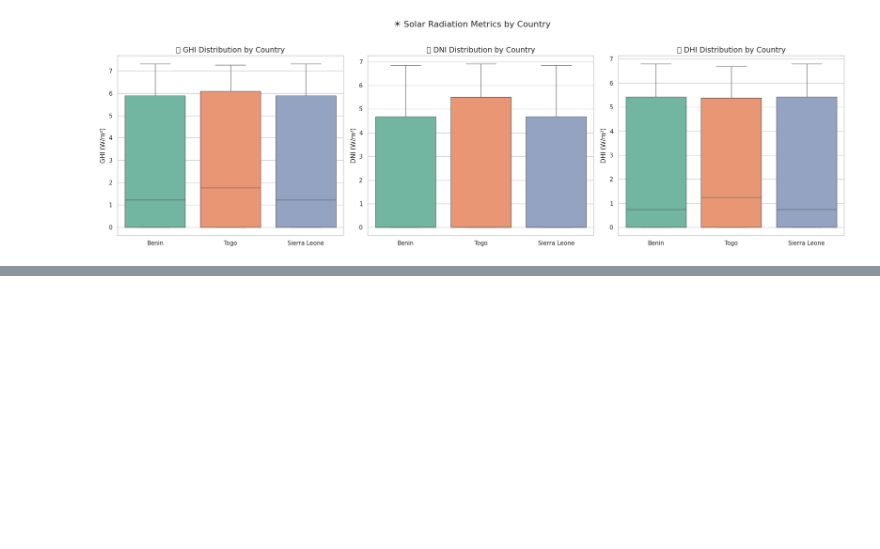
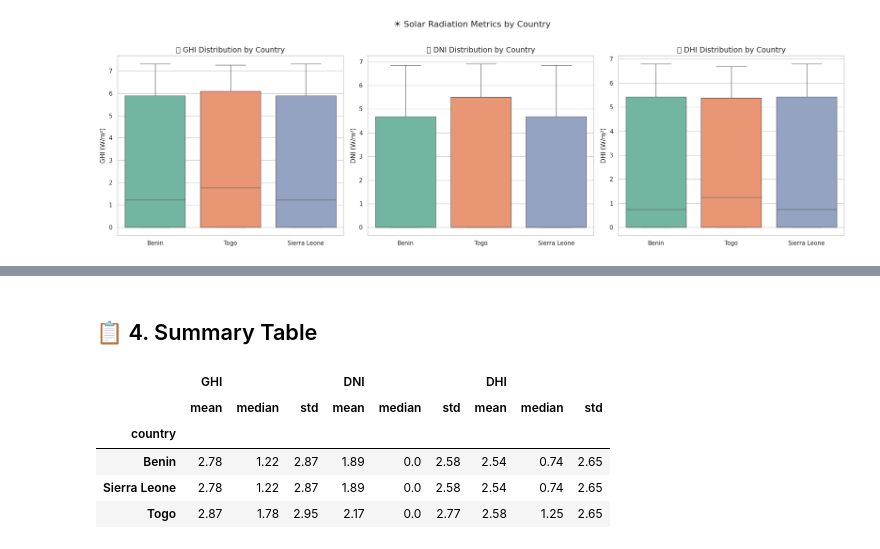
Before and after one commit to Teshager21/solar-challenge-week1, a Jupyter notebook: notebooks/compare_countries.ipynb, the cells around one changed output, grey strips where cells are left out. Drawn from its saved outputs; the diff is of its cells as text; code cells hidden in the pictures; blank space fills up the shorter version.

```diff
--- a/notebooks/compare_countries.ipynb
+++ b/notebooks/compare_countries.ipynb
@@ -100,0 +135,13 @@ plot_boxplots_comparison(df)
+# %% [markdown]
+## 📋 4. Summary Table
+# %%
+#Use groupby for mean, median, std:
+summary = df.groupby('country')[['GHI', 'DNI', 'DHI']].agg(['mean', 'median', 'std']).round(2)
+summary
+# %% [output]
+|  | GHI |  |  | DNI |  |  | DHI |  |  |
+|  | mean | median | std | mean | median | std | mean | median | std |
+| country |  |  |  |  |  |  |  |  |  |
+| Benin | 2.78 | 1.22 | 2.87 | 1.89 | 0.0 | 2.58 | 2.54 | 0.74 | 2.65 |
+| Sierra Leone | 2.78 | 1.22 | 2.87 | 1.89 | 0.0 | 2.58 | 2.54 | 0.74 | 2.65 |
+| Togo | 2.87 | 1.78 | 2.95 | 2.17 | 0.0 | 2.77 | 2.58 | 1.25 | 2.65 |
```
Also changed, not shown: parts of 1 cell of this notebook.
